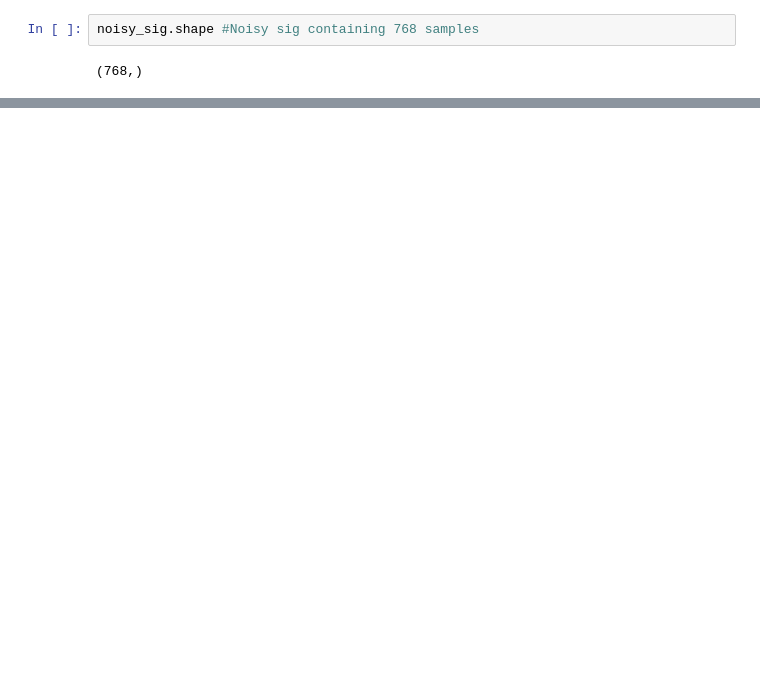
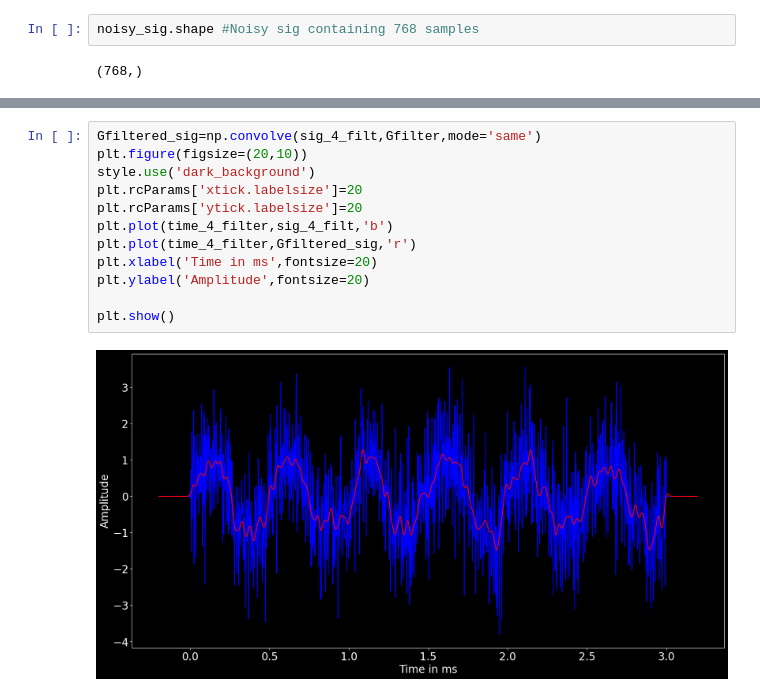
Before and after one commit to RahulChowdary221/Hello-DSP, a Jupyter notebook: signalDenoiser.ipynb, the cells around one changed output, grey strips where cells are left out. Cells and saved outputs as stored; diff of their text form; blank space fills up the shorter version.

```diff
--- a/signalDenoiser.ipynb
+++ b/signalDenoiser.ipynb
@@ -61,0 +126,14 @@ plt.show() #due to unavailabilty of samples at last, it needs 30 samples after l
+# %%
+Gfiltered_sig=np.convolve(sig_4_filt,Gfilter,mode='same')
+plt.figure(figsize=(20,10))
+style.use('dark_background')
+plt.rcParams['xtick.labelsize']=20
+plt.rcParams['ytick.labelsize']=20
+plt.plot(time_4_filter,sig_4_filt,'b')
+plt.plot(time_4_filter,Gfiltered_sig,'r')
+plt.xlabel('Time in ms',fontsize=20)
+plt.ylabel('Amplitude',fontsize=20)
+
+plt.show()
+# %% [output]
+[figure, added]
```
Also changed, not shown: parts of 6 cells of this notebook.
